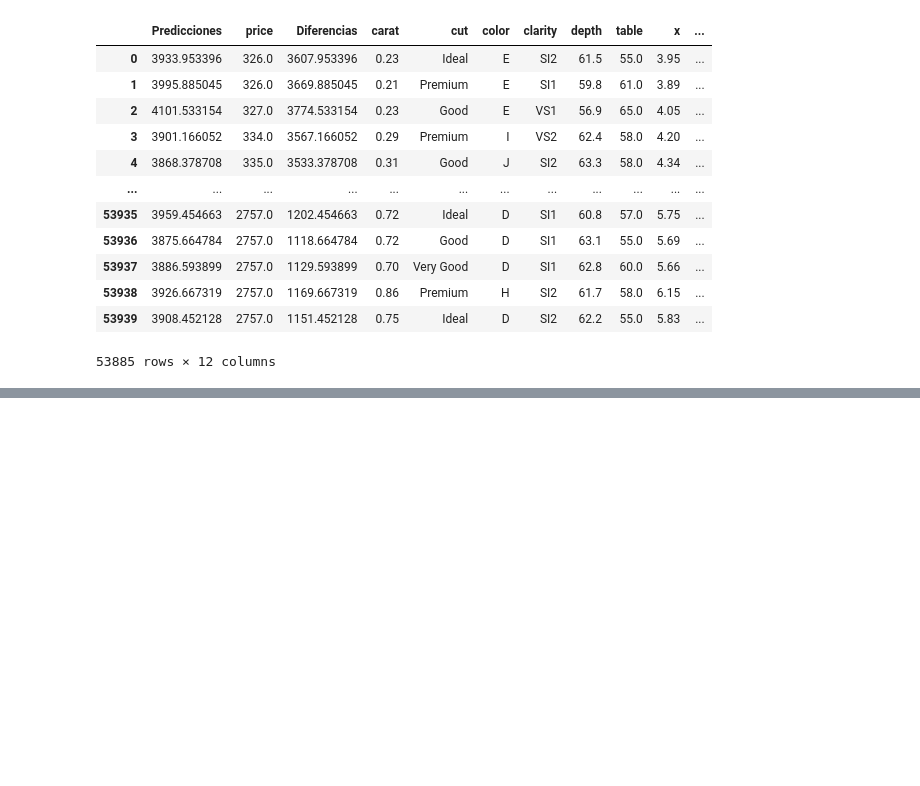
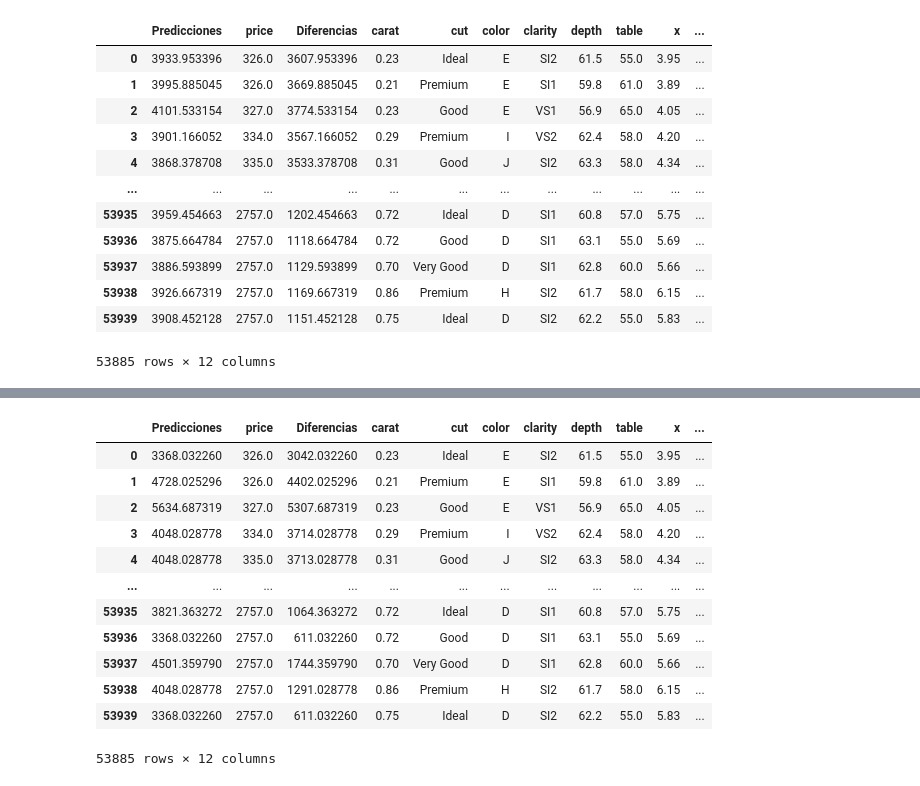
Before and after one commit to AremyDiaz/Actividad1-TC2003B, a Jupyter notebook: MyRegression.ipynb, the cells around one changed output, grey strips where cells are left out. Saved outputs shown, nothing was run; the diff lists cells and outputs as text; code cells hidden in the pictures; blank space fills up the shorter version.

```diff
--- a/MyRegression.ipynb
+++ b/MyRegression.ipynb
@@ -319,0 +340,19 @@ y_pred3= model3.predict(X=df3[['table']])
+# %%
+#Insertamos la columna de predicciones en el DataFrame
+df4_3.insert(0, 'Predicciones', y_pred3) #En la columna 0, nombre de la columnas y la variable
+df4_3.insert(2, 'Diferencias', dif3)
+df4_3
+# %% [output]
+|  | Predicciones | price | Diferencias | carat | cut | color | clarity | depth | table | x | ... |
+| 0 | 3368.032260 | 326.0 | 3042.032260 | 0.23 | Ideal | E | SI2 | 61.5 | 55.0 | 3.95 | ... |
+| 1 | 4728.025296 | 326.0 | 4402.025296 | 0.21 | Premium | E | SI1 | 59.8 | 61.0 | 3.89 | ... |
+| 2 | 5634.687319 | 327.0 | 5307.687319 | 0.23 | Good | E | VS1 | 56.9 | 65.0 | 4.05 | ... |
+| 3 | 4048.028778 | 334.0 | 3714.028778 | 0.29 | Premium | I | VS2 | 62.4 | 58.0 | 4.20 | ... |
+| 4 | 4048.028778 | 335.0 | 3713.028778 | 0.31 | Good | J | SI2 | 63.3 | 58.0 | 4.34 | ... |
+| ... | ... | ... | ... | ... | ... | ... | ... | ... | ... | ... | ... |
+| 53935 | 3821.363272 | 2757.0 | 1064.363272 | 0.72 | Ideal | D | SI1 | 60.8 | 57.0 | 5.75 | ... |
+| 53936 | 3368.032260 | 2757.0 | 611.032260 | 0.72 | Good | D | SI1 | 63.1 | 55.0 | 5.69 | ... |
+| 53937 | 4501.359790 | 2757.0 | 1744.359790 | 0.70 | Very Good | D | SI1 | 62.8 | 60.0 | 5.66 | ... |
+| 53938 | 4048.028778 | 2757.0 | 1291.028778 | 0.86 | Premium | H | SI2 | 61.7 | 58.0 | 6.15 | ... |
+| 53939 | 3368.032260 | 2757.0 | 611.032260 | 0.75 | Ideal | D | SI2 | 62.2 | 55.0 | 5.83 | ... |
+53885 rows × 12 columns
```
Also changed, not shown: parts of 8 cells of this notebook.
